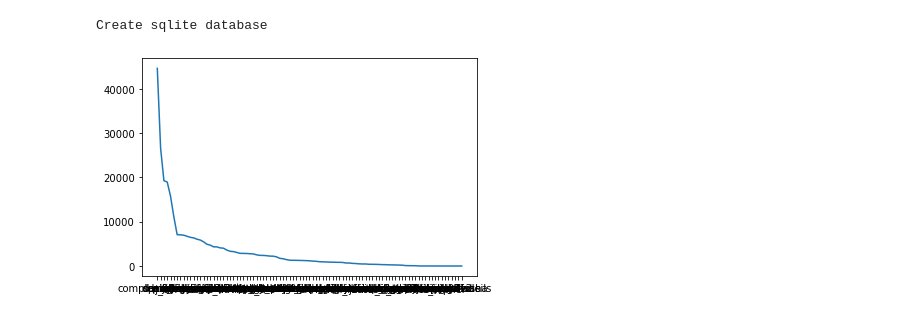
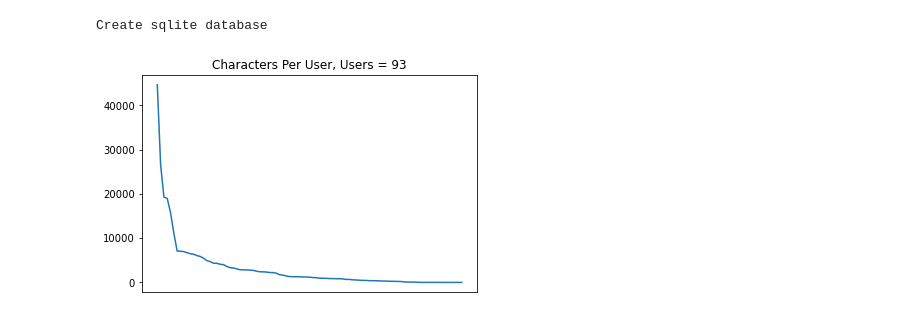
Before and after one commit to dentropy/keybase-binding-original, a Jupyter notebook: matplotlib_experiment.ipynb, the cells around one changed output. Drawn from its saved outputs; the diff is of its cells as text; code cells hidden in the pictures.

```diff
--- a/matplotlib_experiment.ipynb
+++ b/matplotlib_experiment.ipynb
@@ -15,11 +15,13 @@ import matplotlib.pyplot as plt
 # %%
 users = []
 for sublist in characters_per_user:
     users.append(sublist[0])
 characters = []
 for sublist in characters_per_user:
     characters.append(sublist[1])
 plt.plot(users,characters)
+plt.title("Characters Per User, Num Users = " + str(len(users)))
+plt.gca().axes.xaxis.set_visible(False)
 plt.show()
 # %% [output]
-[figure, old version]
+[figure, new version]
```
Also changed, not shown: parts of 7 cells of this notebook, 1 other file.
